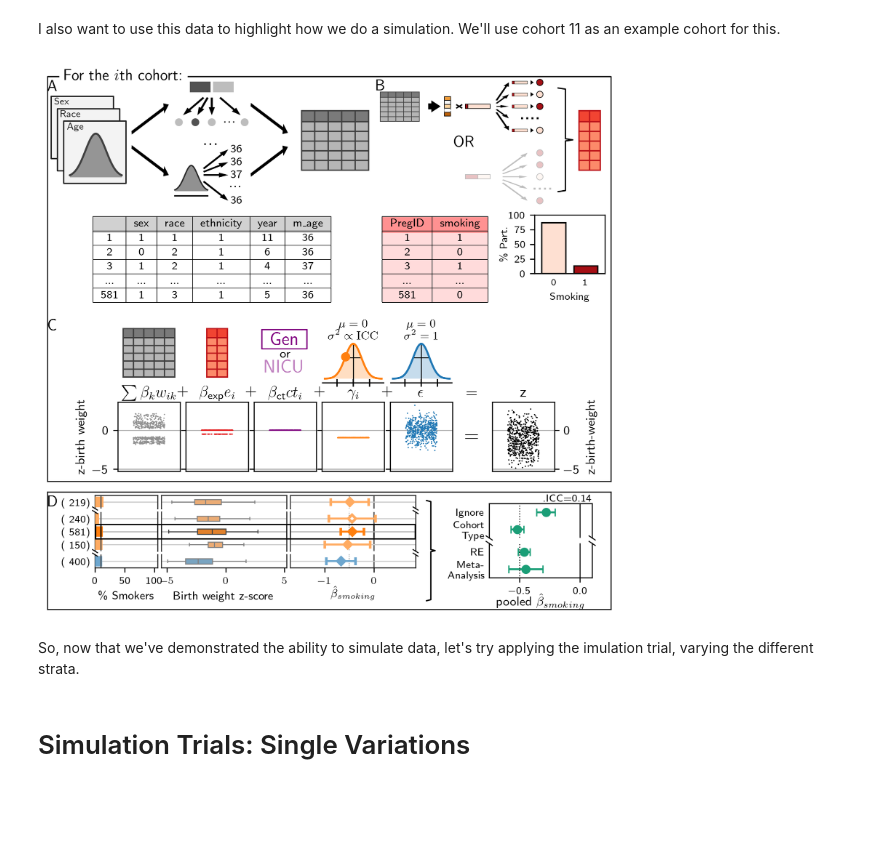
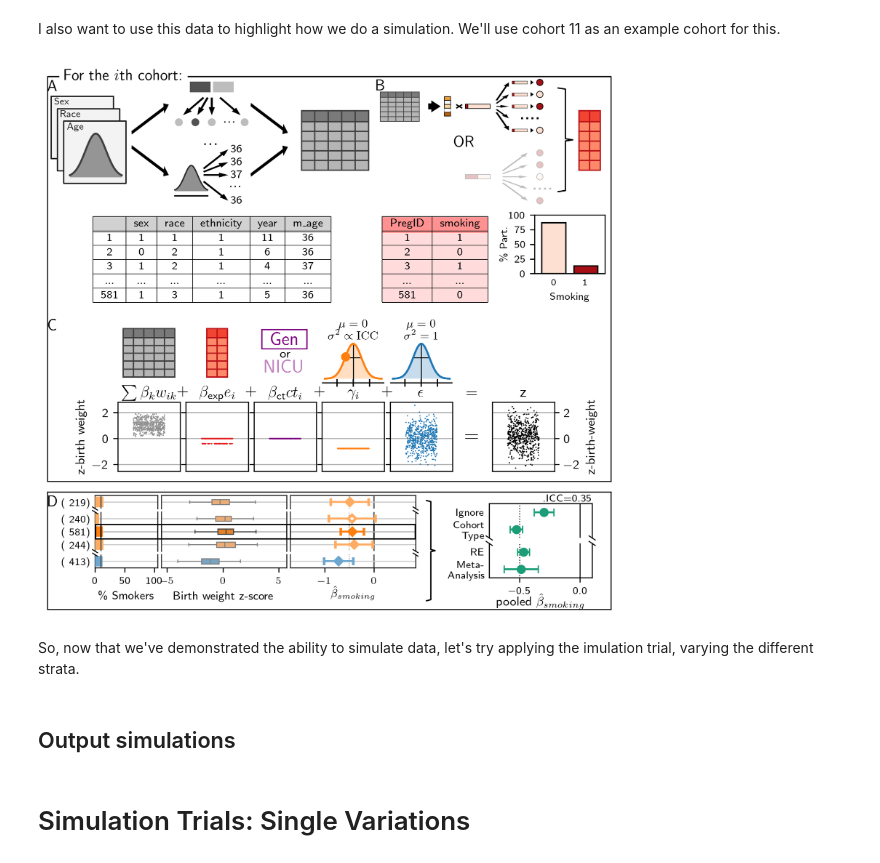
Before and after one commit to jwdebelius/theseus-autopsy, a Jupyter notebook: ipynb/Simulations.ipynb, the cells around one changed output. Saved outputs shown, nothing was run; the diff lists cells and outputs as text; code cells hidden in the pictures; blank space fills up the shorter version.

```diff
--- a/ipynb/Simulations.ipynb
+++ b/ipynb/Simulations.ipynb
@@ -284,10 +285,10 @@ For the outcome, we'll start with a set of confounders. These are coded based on
 slopes = pd.Series({
     'Intercept': 0,
     'C(sex)[T.1]': 0.5,
-     'C(race)[T.1]': -2,
-     'C(race)[T.2]': -2,
-     'C(race)[T.3]': 1,
-     'C(ethnicity)[T.1]': -0.25,
+     'C(race)[T.1]': -0.5,
+     'C(race)[T.2]': 0.5,
+     'C(race)[T.3]': 0.75,
+     'C(ethnicity)[T.1]': 0.25,
      'year': -0.025,
      'm_age': 0.025,
 })
@@ -335,7 +336,7 @@ To be able to have an interclass correlation, we add a random  error term for th
 
 There's a pre-written function, `convert_icc_to_g_var_no_slope` which converts a seed ICC to an appropriate $\sigma^{2}_{cohort}$ value.
 # %%
-goal_iccs = [0, 0.005, 0.01, 0.05, 0.1, 0.15, 0.4, 0.7, 0.9]
+goal_iccs = [0, 0.005, 0.01, 0.025, 0.05, 0.1, 0.15, 0.2, 0.4, 0.7, 0.9, 0.99]
 
 seed_var = {icc: bw_ana.convert_icc_to_g_var_no_slope(icc)
             for icc in goal_iccs}
@@ -1363,33 +1367,41 @@ ax_l.text(ax_l.get_xlim()[0] - np.diff(ax_l.get_xlim()) * 0.75,
 
 fig_cr.set_facecolor('None')
 exp_plots.pooled_res_plot(fig_cr, fit_res=fit_res, example_data=example_data)# )
 
 axw = figw.add_subplot(1,1,1, facecolor='None')
 axw.xaxis.set_tick_params(left=False, labelleft=False,
                           right=False, labelright=False,
                           length=0, labelsize=0)
 axw.yaxis.set_tick_params(left=False, labelleft=False,
                           right=False, labelright=False,
                           length=0, labelsize=0)
 axw.set_position((0, 0.025, 1, 0.975))
 axw.set_xlim(0, 1)
 axw.set_ylim(0, 1)
 axw.set_yticks([0, 0.9825])
 axw.set_xticks([0, 1])
 axw.text(0.03, 1, 'For the $i$th cohort:', size=12, va='top', ha='left')
 axw.plot([0, 0.02], [0.9825, 0.9825], 'k-', linewidth=1)
 axw.plot([1, 0.25], [0.9825, 0.9825], 'k-', linewidth=1)
 sn.despine(ax=axw, left=False, right=False, bottom=False, top=True, trim=True)
 
 axi = figi.add_subplot(1,1,1, facecolor='None')
 axi.set_position((0, 0, 1, 1))
 axi.set_xlim(0, 1)
 axi.set_ylim(0, 1)
 axi.xaxis.set_tick_params(bottom=False, labelbottom=False, top=False, labeltop=False, length=0, labelsize=0)
 axi.yaxis.set_tick_params(bottom=False, labelbottom=False, top=False, labeltop=False, length=0, labelsize=0)
 
+#Saves figure
+os.makedirs('output/png', exist_ok=True)
+os.makedirs('output/pdf', exist_ok=True)
+figa.savefig('output/png/simulation_schematic.png', dpi=300, facecolor='w')
+figa.savefig('output/pdf/simulation_schematic.pdf', dpi=300, facecolor='None')
+
 figa
 # %% [output]
-[figure, old version]
+[figure, new version]
 # %% [markdown]
 So, now that we've demonstrated the ability to simulate data, let's try applying the imulation trial, varying the different strata.
+# %% [markdown]
+## Output simulations
```
Also changed, not shown: parts of 67 cells of this notebook.
